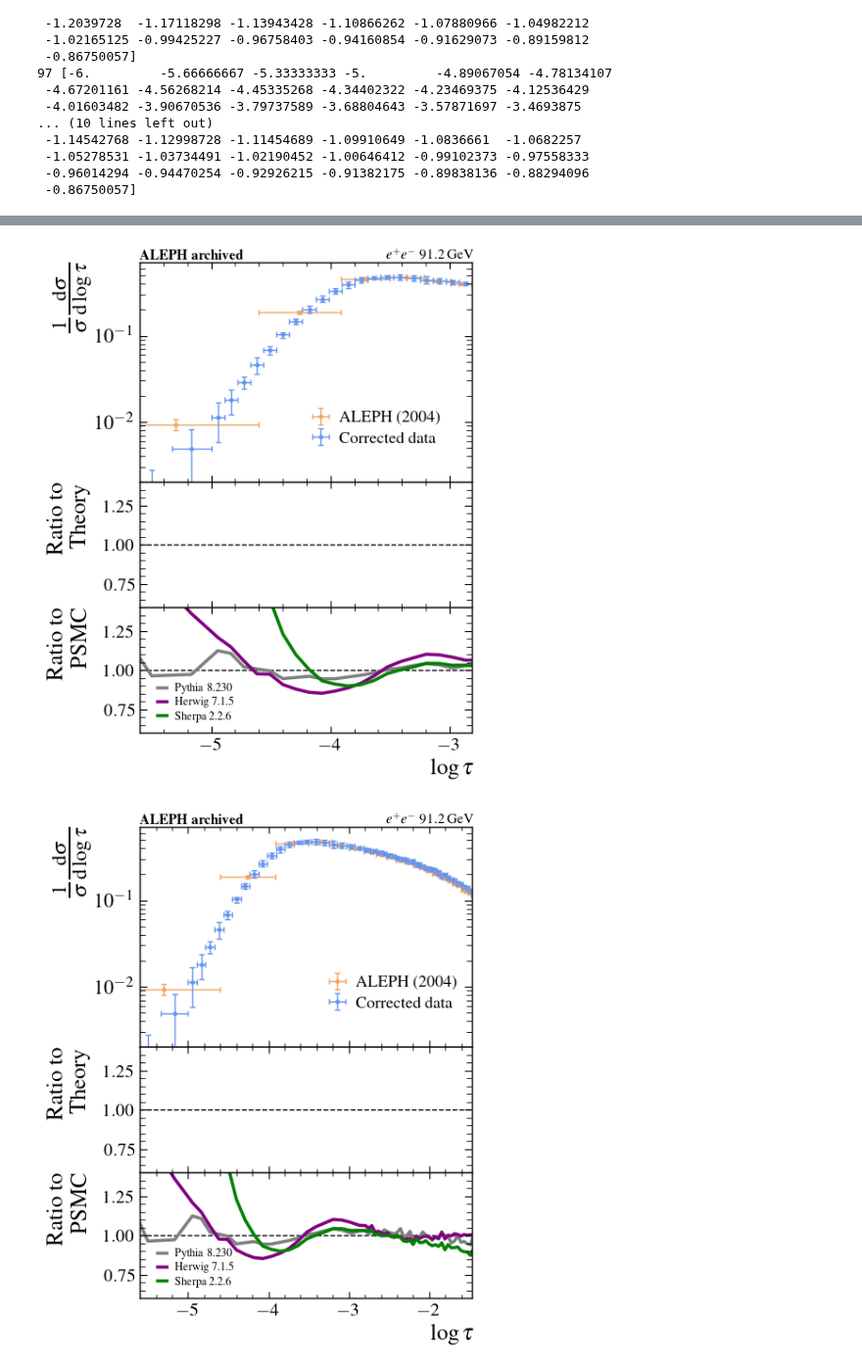
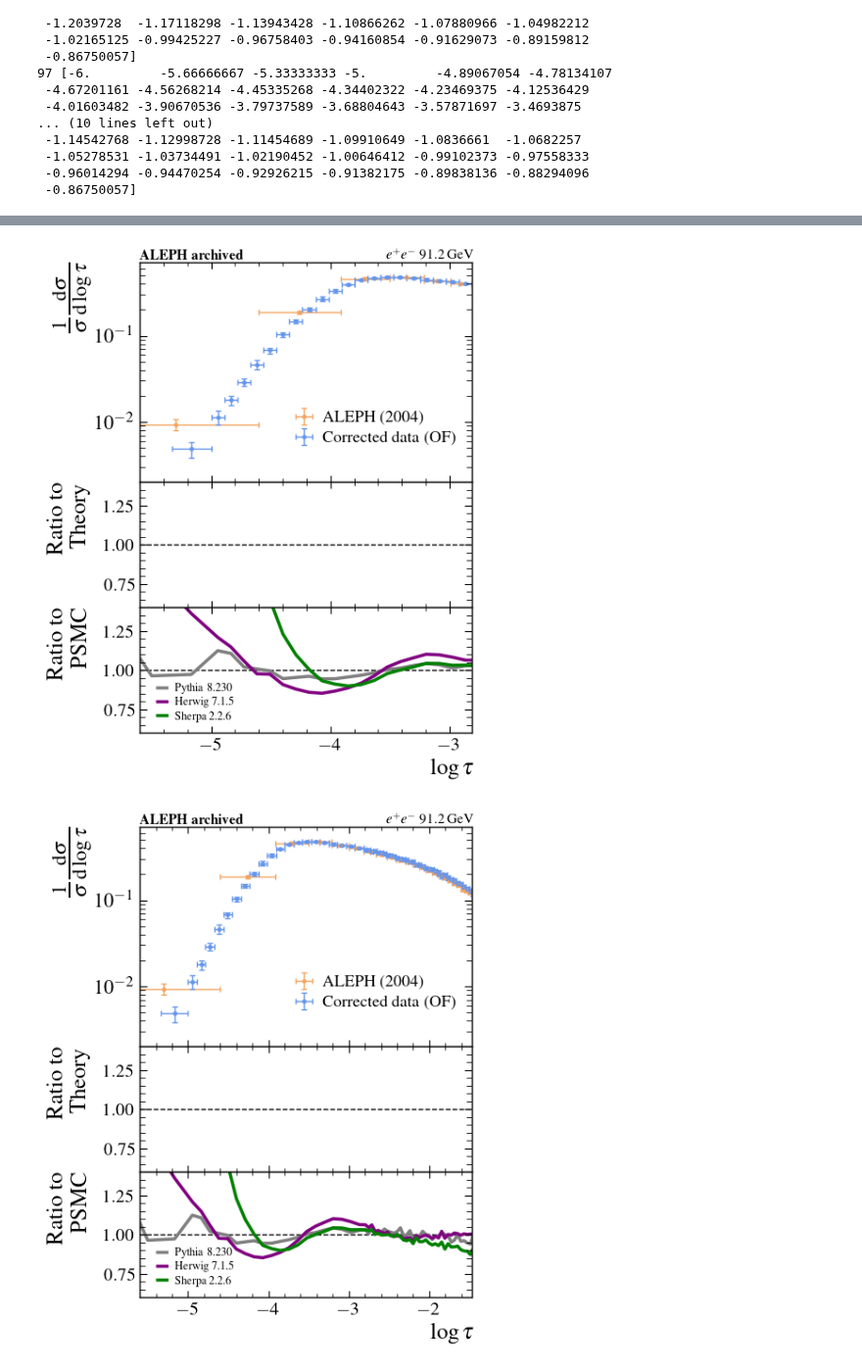
Before and after one commit to badeaa3/unfold-ee-logtau, a Jupyter notebook: Plotting/VisualizeResult.ipynb, the cells around one changed output, grey strips where cells are left out. Shown at 98% size. Saved outputs shown, nothing was run; the diff lists cells and outputs as text; code cells hidden in the pictures.

```diff
--- a/Plotting/VisualizeResult.ipynb
+++ b/Plotting/VisualizeResult.ipynb
@@ -467,8 +508,8 @@ for key, val in conf.items():
                         data_err = nominal[1], # nominal result stat errors
                         mc_counts = plots[key][f"unifold_{binType}_{systType}{iW}"][0], # theory variation counts
                         mc_err = plots[key][f"unifold_{binType}_{systType}{iW}"][1], # theory variation stat error
-                        rel_mc_unc_max = 20,
-                        pull_abs_max = 10,
+                        rel_mc_unc_max = 15,
+                        pull_abs_max = 2,
                     ))
 
         # compute totals
@@ -485,15 +526,19 @@ for key, val in conf.items():
         # # print("Check:", np.all(total_theory_err == np.max(np.abs(theory_stack), axis=1)))
 
         theory_err = np.stack(theory_err, axis=1)
-        # total_theory_err = np.max(np.abs(theory_err), axis=1)
+        print(theory_err)
         print("Unmasked:", np.max(np.abs(theory_err), axis=1))
         theory_mask = np.stack(theory_mask, axis=1)
-        print(theory_err.shape, theory_mask.shape)
+        print(theory_mask)
         total_theory_err = np.nanmax(
             np.where(theory_mask, np.abs(theory_err), np.nan),
             axis=1
         )
-        total_theory_err = np.nan_to_num(total_theory_err, nan=np.inf)
+        print("Masked before:", total_theory_err)
+        # Find rows where total_theory_err is NaN
+        nan_rows = np.isnan(total_theory_err)
+        # For those rows, take the minimum (ignoring NaN if present)
+        total_theory_err[nan_rows] = np.nanmin(np.abs(theory_err[nan_rows]), axis=1)
         print("Masked:", total_theory_err)
 
         # get the ensemble uncertainty
@@ -1474,3 +1570,18 @@ for key, region_style in paperPlotConf.items():
+# %%
+# labels for individual components
+expLabels = {
+    "Ensemble" : "Ensemble",
+    "NTPC" : "NTPC",
+    "Track pT": r"Track p$_{\mathrm{T}}$",
+    "Charged Energy" : "Charged Energy",
+    "Thrust w/o Neutrals" : "Nuetrals Excluded",
+    "Thrust w/ MissP" : r"$\vec{p}_{\mathrm{MET}}$ Included"
+}
+theoryLabels = {
+    "Pythia8" : "Pythia 8.230",
+    "Herwig" : "Herwig 7.1.5",
+    "Sherpa" : "Sherpa 2.2.6",
+}
 # %%
 # Enable LaTeX text rendering
 plt.rcParams.update({
@@ -1502,7 +1613,7 @@ paperPlotConf = {
         "ax1_ylim" : [2*10**-3, 7*10**-1],
         "ax1_ylabel" : r"$\frac{{1}}{{\sigma}} \frac{{\mathrm{d}\sigma}}{{\mathrm{d}\log{{\tau}}}}$",
         "ax2_xlabel" : r"$\log{{\tau}}$",
-        "legend_bbox" : (0.45, 0.05),
+        "legend_bbox" : (0.4, 0.05),
     },
     "peak+tail" : {
         "key" : "logtau",
@@ -1510,7 +1621,7 @@ paperPlotConf = {
         "ax1_ylim" : [2*10**-3, 7*10**-1],
         "ax1_ylabel" : r"$\frac{{1}}{{\sigma}} \frac{{\mathrm{d}\sigma}}{{\mathrm{d}\log{{\tau}}}}$",
         "ax2_xlabel" : r"$\log{{\tau}}$",
-        "legend_bbox" : (0.5, 0.05),
+        "legend_bbox" : (0.4, 0.05),
     }
 }
 
@@ -1547,26 +1658,26 @@ for region, region_style in paperPlotConf.items():
         "plotType": "errorbar",
         "x": bin_centers, "y": plots[key][f"unifold_{binType}_ensemble0"][0],
         "xerr":bin_widths/2, "yerr":errors[key][f"unifold_{binType}_ensemble0"]["total"],
-        "color": "cornflowerblue", "label": "Corrected data",
+        "color": "cornflowerblue", "label": "Corrected data (OF)",
         "fmt" : "o", "markersize": 2.5, "markerfacecolor" : "none", "lw" : 1, "capsize" : 2,
     }
     # theory comparison plots
     inPlots["Pythia8"] = {
         "plotType": "stairs",
         "x": bins, "y": plots[key][f"Pythia8_{binType}"][0],
-        "color": "gray", "label": "Pythia 8.230",
+        "color": "gray", "label": theoryLabels["Pythia8"], #"Pythia 8.230",
         "ls":"-", "lw": 2.5
     }
     inPlots["Herwig"] = {
         "plotType": "stairs",
         "x": bins, "y": plots[key][f"Herwig_{binType}"][0],
-        "color": "purple", "label": "Herwig 7.1.5",
+        "color": "purple", "label": theoryLabels["Herwig"], #"Herwig 7.1.5",
         "ls":"-", "lw" : 2.5
     }
     inPlots["Sherpa"] = {
         "plotType": "stairs",
         "x": bins, "y": plots[key][f"Sherpa_{binType}"][0],
-        "color": "green", "label": "Sherpa 2.2.6",
+        "color": "green", "label": theoryLabels["Sherpa"], #"Sherpa 2.2.6",
         "ls":"-", "lw" : 2.5
     }
 
@@ -1683,36 +1794,36 @@ for region, region_style in paperPlotConf.items():
         columnspacing=0.6
     )
 
 
     # ax1 settings
     for ax, name in zip(axs[1:], ["Ratio to\nTheory", "Ratio to\nPSMC"]):
         ax.set_ylabel(name, fontsize=region_style.get("ax2_ylabel_fs", 18))
         ax.set_xlim(region_style["ax2_xlim"])
 
     # set final x-axis
     axs[-1].set_xlabel(region_style["ax2_xlabel"], fontsize=style.get("ax2_xlabel_fs", 18), labelpad=4)
 
     # tick length
     for ax in axs:
         ax.tick_params(axis="y", which="major", length=6)
         ax.tick_params(axis="y", which="minor", length=4)
         ax.tick_params(axis="x", which="major", length=5)
         ax.tick_params(axis="x", which="minor", length=3)
 
     # tick size
     axs[0].tick_params(axis='y', labelsize=16)
     for ax in axs[1:]:
         ax.tick_params(axis='y', labelsize=14)
 
     # enforce settings and save
     fig.set_size_inches(style["figsize"][0], style["figsize"][1])
     fig.subplots_adjust(left=0.22, right=0.94, top=0.95, bottom=0.1)
-    plt.savefig(f"paper/{key}_{region}_theoryComparison.pdf", bbox_inches=None, dpi=150)
+    plt.savefig(f"{plotOutDir}/{key}_{region}_theoryComparison.pdf", bbox_inches=None, dpi=150)
     plt.show()
     plt.close()
 # %% [output]
-[figure, old version]
+[figure, new version]
-[figure, old version]
+[figure, new version]
 # %%
 import itertools
 
```
Also changed, not shown: parts of 12 cells of this notebook.
